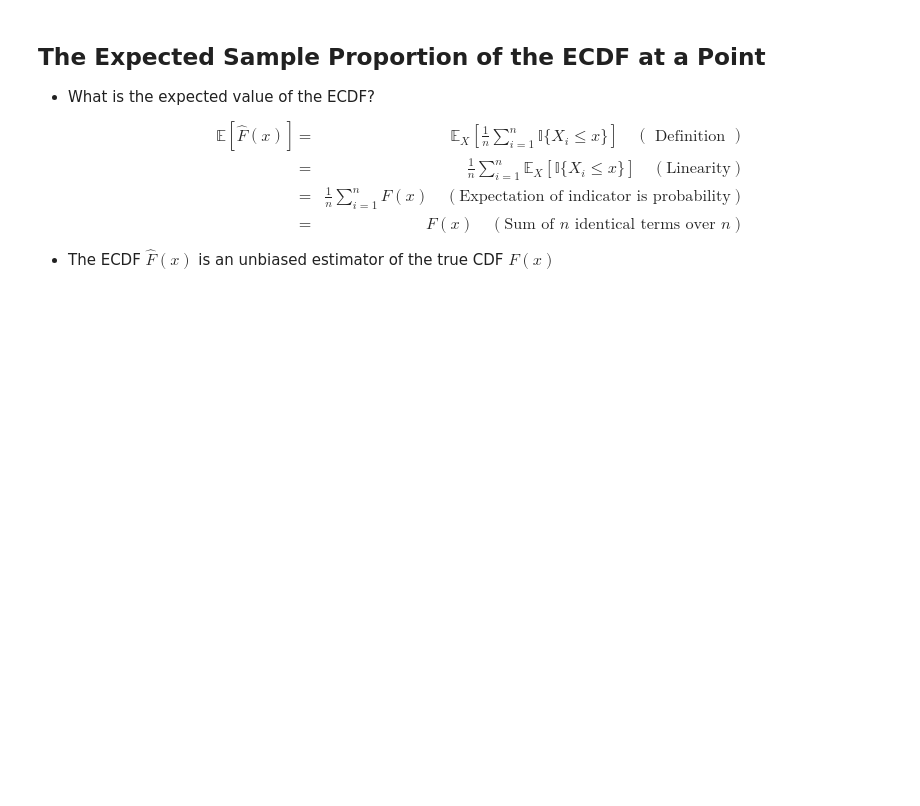
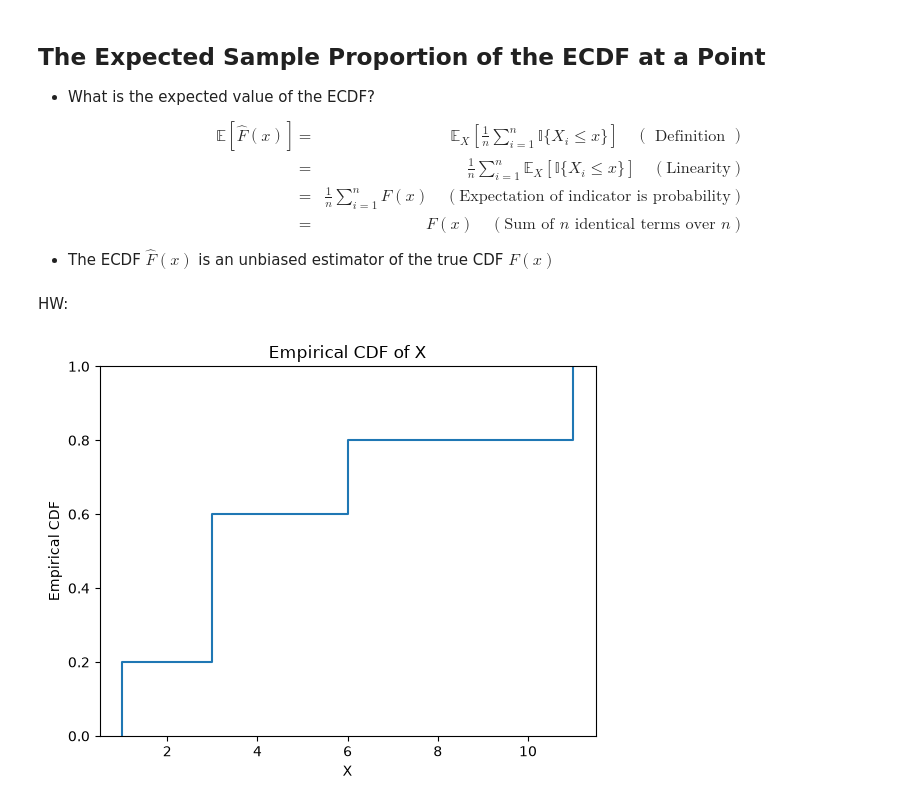
Before and after one commit to Shuvam-Chowdhury/uu_categorical_and_numeric, a Jupyter notebook: categorical_and_ecdf.ipynb, the cells around one changed output. Saved outputs shown, nothing was run; the diff lists cells and outputs as text; code cells hidden in the pictures; blank space fills up the shorter version.

```diff
--- a/categorical_and_ecdf.ipynb
+++ b/categorical_and_ecdf.ipynb
@@ -300,3 +300,19 @@ $$
 \end{alignat*}
 $$
 - The ECDF $\hat{F}(x)$ is an unbiased estimator of the true CDF $F(x)$
+# %% [markdown]
+HW:
+# %%
+import seaborn as sns
+import matplotlib.pyplot as plt
+
+X = [1, 3, 3, 6, 11]
+
+sns.ecdfplot(x=X)
+
+plt.xlabel("X")
+plt.ylabel("Empirical CDF")
+plt.title("Empirical CDF of X")
+plt.show()
+# %% [output]
+[figure, added]
```
Also changed, not shown: parts of 6 cells of this notebook, 3 other files.
